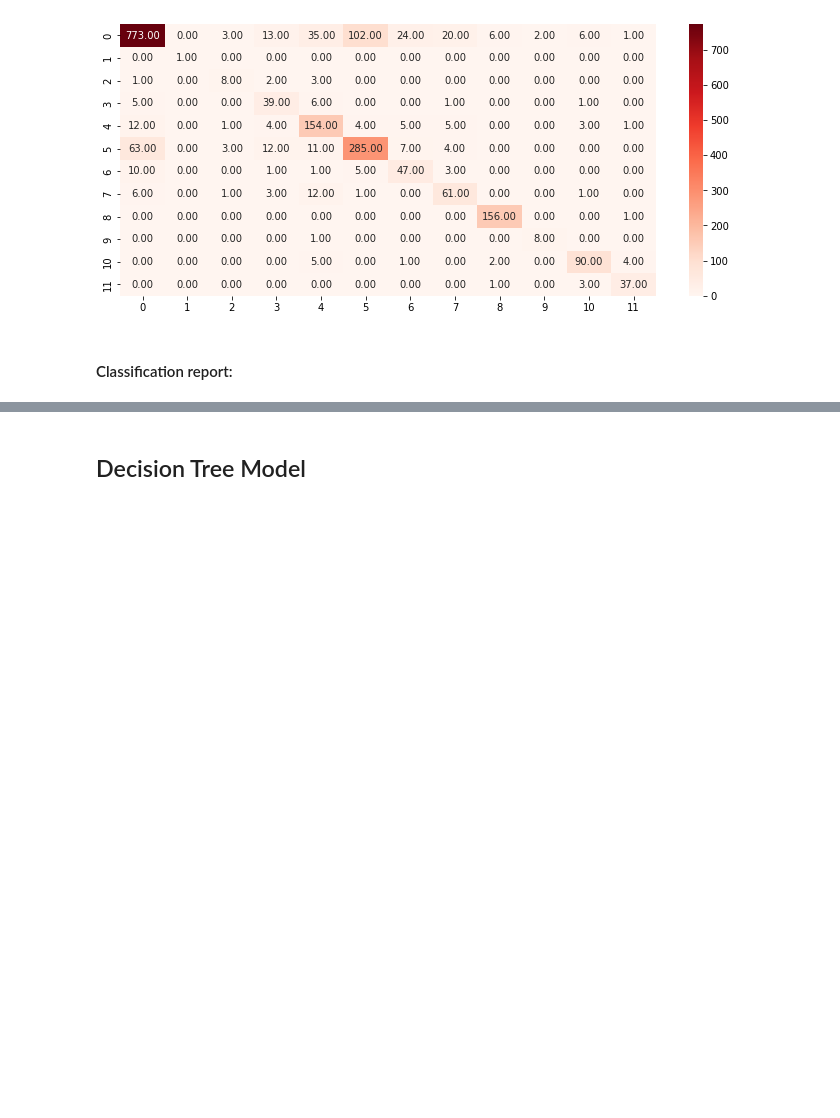
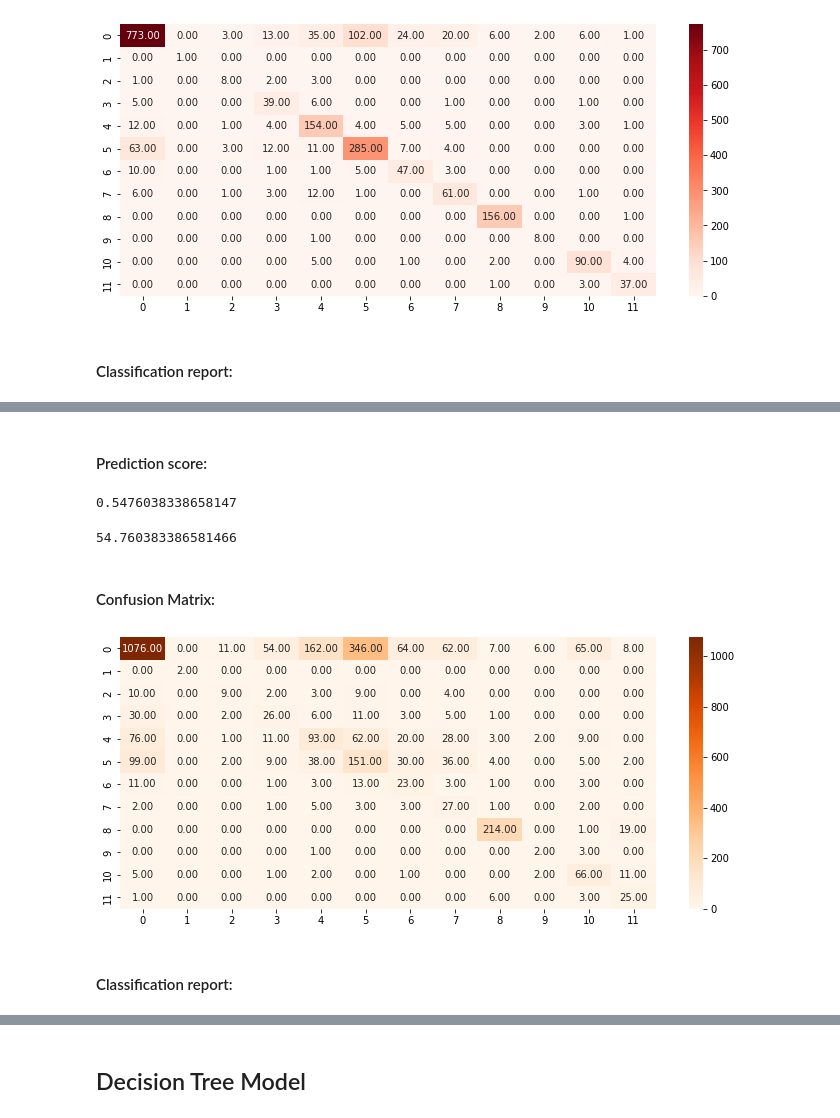
Before and after one commit to HunterWaldridge/DS160_Final_Project_JT_HW, a Jupyter notebook: DS160_Final_Project_JT_HW.ipynb, the cells around one changed output, grey strips where cells are left out. Drawn from its saved outputs; the diff is of its cells as text; code cells hidden in the pictures; blank space fills up the shorter version.

```diff
--- a/DS160_Final_Project_JT_HW.ipynb
+++ b/DS160_Final_Project_JT_HW.ipynb
@@ -409,3 +458,7 @@ A_test, A_validate, b_test, b_validate = train_test_split(A_small, b_small,
+# %%
+E_test, E_validate, f_test, f_validate = train_test_split(E_small, f_small,
+                                                         test_size=.5,
+                                                         random_state=32)
 # %% [markdown]
 ### K-Nearest Neighbor
 # %%
@@ -638,0 +666,2 @@ weighted avg       0.81      0.79      0.80      2087
+# %%
+neigh5f = KNeighborsClassifier(n_neighbors=2)
@@ -638,0 +670,2 @@ weighted avg       0.81      0.79      0.80      2087
+# %%
+neigh5f.fit(E_train, f_train)
@@ -638,0 +688,22 @@ weighted avg       0.81      0.79      0.80      2087
+# %%
+f_pred = neigh5f.predict(E_test)
+# %% [markdown]
+#### Prediction score:
+# %%
+neigh5f.score(E_test, f_test)
+# %% [output]
+0.5476038338658147
+# %%
+accuracy_score(f_pred, f_test)*100
+# %% [output]
+54.760383386581466
+# %% [markdown]
+#### Confusion Matrix:
+# %%
+cm = confusion_matrix(f_pred, f_test)
+fig = plt.figure(figsize=(12,5))
+heatmap = sns.heatmap(cm, annot=True, fmt='.2f', cmap='Oranges')
+# %% [output]
+[figure, added]
+# %% [markdown]
+#### Classification report:
```
Also changed, not shown: parts of 58 cells of this notebook.
